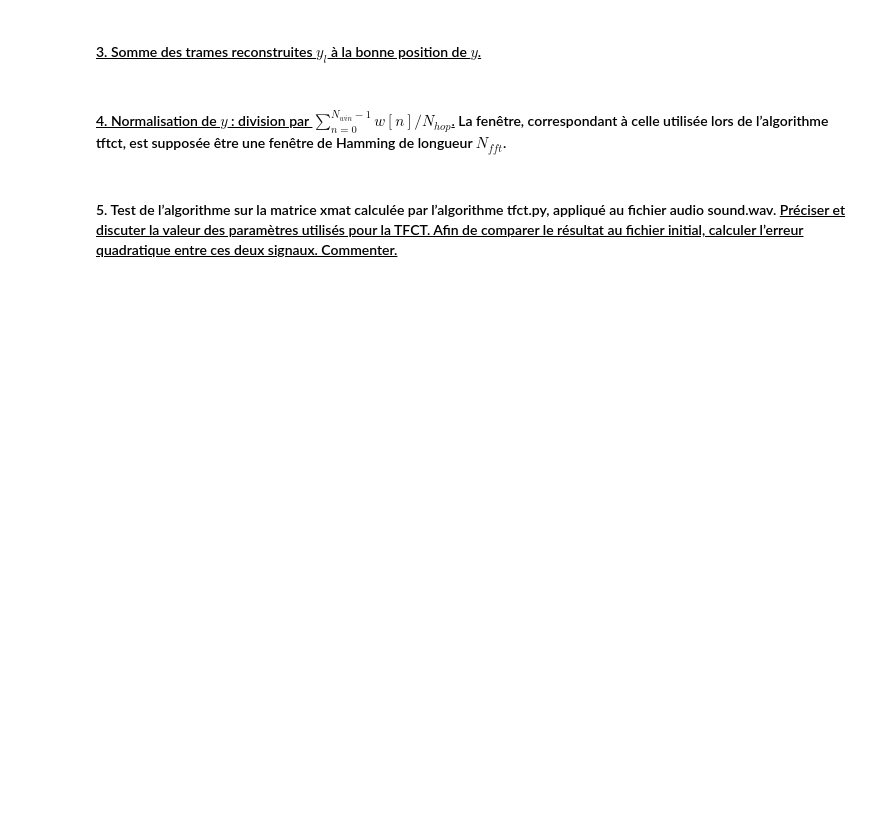
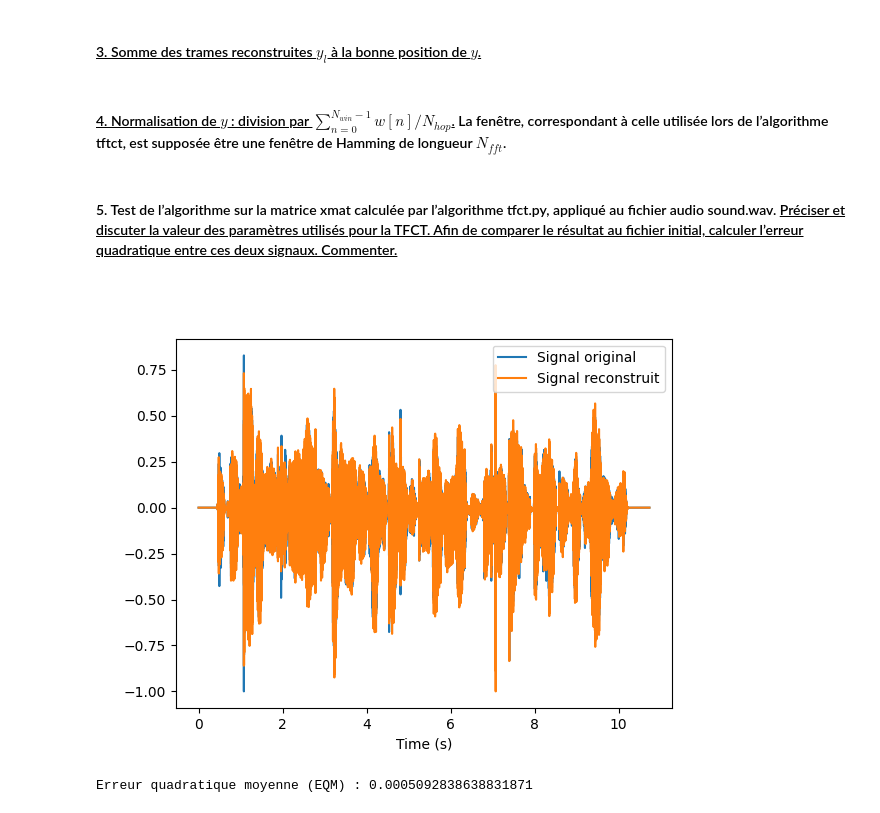
Before and after one commit to SharaineMALARVIJY/S1_Traitement_du_son, a Jupyter notebook: TP3/TP3_Son1.ipynb, the cells around one changed output. Drawn from its saved outputs; the diff is of its cells as text; code cells hidden in the pictures; blank space fills up the shorter version.

```diff
--- a/TP3/TP3_Son1.ipynb
+++ b/TP3/TP3_Son1.ipynb
@@ -71,4 +76,14 @@ import soundfile as sf
 # %% [markdown]
 #### <u> 2. Reconstruction de chaque trame $y_l$ à partir de sa TFD (colonne de xmat).
 # %%
-# À compléter
+for l in range(L):
+    X_half = xmat[:, l]
+    X = np.zeros(Nfft, dtype=complex)
+    X[:M] = X_half
+    X[M:] = np.conj(X_half[-2:0:-1])
+
+    trame = np.real(np.fft.ifft(X)) * w
+
+
+print("xmat", xmat.shape)
+print("X", X.shape)
@@ -75,12 +93,65 @@ import soundfile as sf
 # %% [markdown]
 #### <u> 3. Somme des trames reconstruites $y_l$ à la bonne position de $y$.
 # %%
-# À compléter
+for l in range(L):
+    debut = l * Nhop
+    y[debut:debut+Nwin] += trame
 # %% [markdown]
 #### <u> 4. Normalisation de $y$ : division par $\sum^{N_{win}-1}_{n=0} w[n]/N_{hop}$.</u> La fenêtre, correspondant à celle utilisée lors de l’algorithme tftct, est supposée être une fenêtre de Hamming de longueur $N_{fft}$.
 # %%
-# À compléter
+for l in range(L):
+    w_sum[debut:debut+Nwin] += w
+    y /= (w_sum/Nhop + 1e-12)
 # %% [markdown]
 #### 5. Test de l’algorithme sur la matrice xmat calculée par l’algorithme tfct.py, appliqué au fichier audio sound.wav. <u>Préciser et discuter la valeur des paramètres utilisés pour la TFCT. Afin de comparer le résultat au fichier initial, calculer l’erreur quadratique entre ces deux signaux. Commenter.</u>
 # %%
-# À compléter
+def ITFCT(xmat, Nwin=1024, Nhop=512, Nfft=1024):
+    M, L = xmat.shape
+    w = np.hamming(Nwin)
+
+    y = np.zeros((L - 1) * Nhop + Nwin)
+    w_sum = np.zeros((L - 1) * Nhop + Nwin)
+
+    for l in range(L):
+        X_half = xmat[:, l]
+        X_full = np.zeros(Nfft, dtype=complex)
+        X_full[:M] = X_half
+        X_full[M:] = np.conj(X_half[-2:0:-1])
+
+        trame = np.real(np.fft.ifft(X_full)) * w
+
+        debut = l * Nhop
+        y[debut : debut + Nwin] += trame
+        w_sum[debut : debut + Nwin] += w
+
+    # Normalisation (COLA)
+    eps = 1e-12
+    y /= w_sum / Nhop + eps
+    return y
+
+
+# Reconstruction
+x_rec = ITFCT(xmat, Nwin, Nhop, Nfft)
+x_rec = x_rec[: len(xvect)]
+t = np.arange(len(x_rec)) / Fs
+
+
+xvect = xvect / np.max(np.abs(xvect))
+x_rec = x_rec / np.max(np.abs(x_rec))
+
+plt.figure()
+# debut = 8000
+# fin = 12000
+# plt.plot(t[debut:fin],xvect[debut:fin], label="Signal original")
+# plt.plot(t[debut:fin], x_rec[debut:fin], label="Signal reconstruit")
+plt.plot(t, xvect, label="Signal original")
+plt.plot(t, x_rec, label="Signal reconstruit")
+plt.xlabel("Time (s)")
+plt.legend()
+plt.show()
+
+mse = np.mean((xvect - x_rec) ** 2)
+print("Erreur quadratique moyenne (EQM) :", mse)
+# %% [output]
+[figure, added]
+Erreur quadratique moyenne (EQM) : 0.0005092838638831871
```
Also changed, not shown: parts of 9 cells of this notebook.
